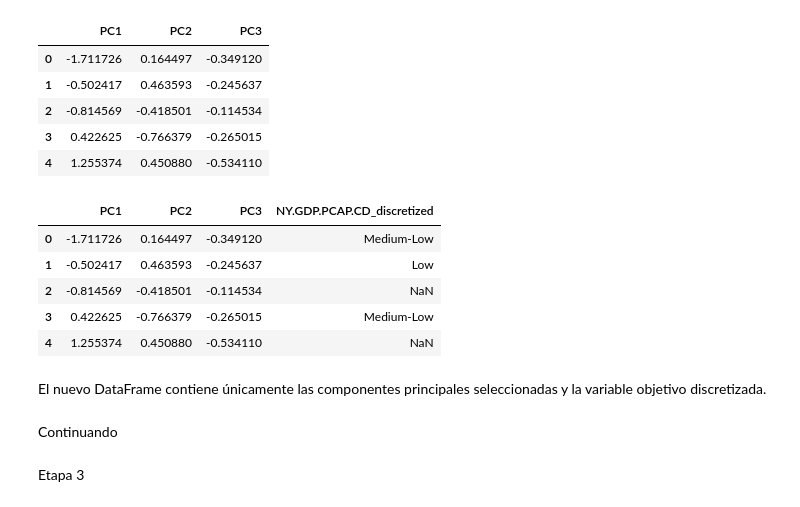
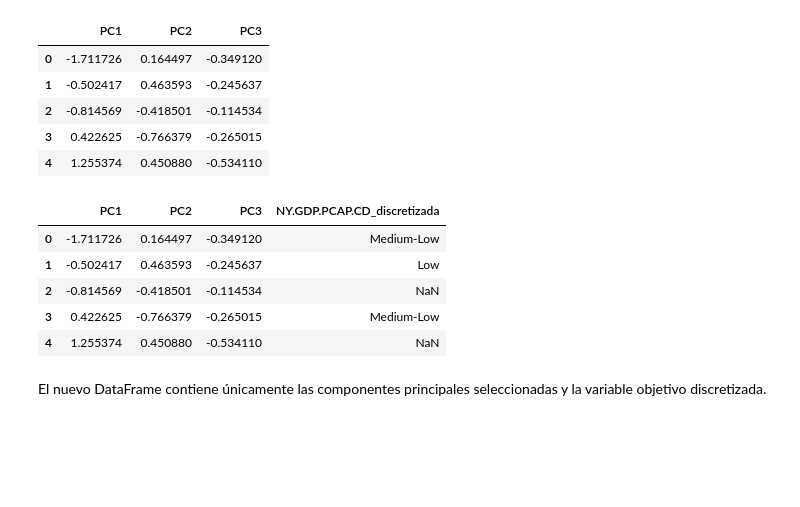
Before and after one commit to antoniarioseco1-rgb/portafolio, a Jupyter notebook: Etapa_2.ipynb, the cells around one changed output. Cells and saved outputs as stored; diff of their text form; code cells hidden in the pictures; blank space fills up the shorter version.

```diff
--- a/Etapa_2.ipynb
+++ b/Etapa_2.ipynb
@@ -438,10 +438,10 @@ df_pca.head()
 | 4 | 1.255374 | 0.450880 | -0.534110 |
 # %%
 #Agregamos la variable objetivo discretizada al DataFrame PCA
-df_pca['NY.GDP.PCAP.CD_discretized'] = datos['NY.GDP.PCAP.CD_discretized']
+df_pca['NY.GDP.PCAP.CD_discretizada'] = datos['NY.GDP.PCAP.CD_discretizada']
 df_pca.head()
 # %% [output]
-|  | PC1 | PC2 | PC3 | NY.GDP.PCAP.CD_discretized |
+|  | PC1 | PC2 | PC3 | NY.GDP.PCAP.CD_discretizada |
 | 0 | -1.711726 | 0.164497 | -0.349120 | Medium-Low |
 | 1 | -0.502417 | 0.463593 | -0.245637 | Low |
 | 2 | -0.814569 | -0.418501 | -0.114534 | NaN |
@@ -449,7 +449,3 @@ df_pca.head()
 | 4 | 1.255374 | 0.450880 | -0.534110 | NaN |
 # %% [markdown]
 El nuevo DataFrame contiene únicamente las componentes principales seleccionadas y la variable objetivo discretizada.
-# %% [markdown]
-Continuando
-# %% [markdown]
-Etapa 3
```
Also changed, not shown: parts of 2 cells of this notebook.
